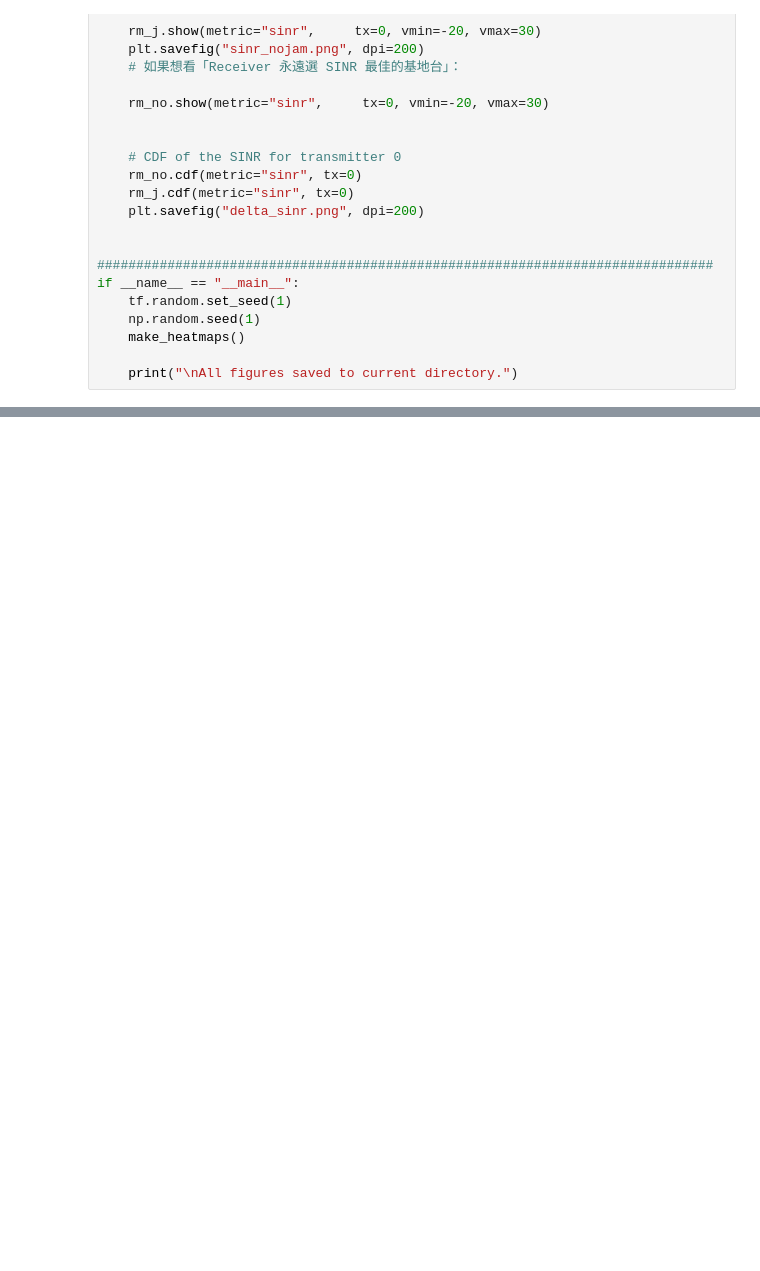
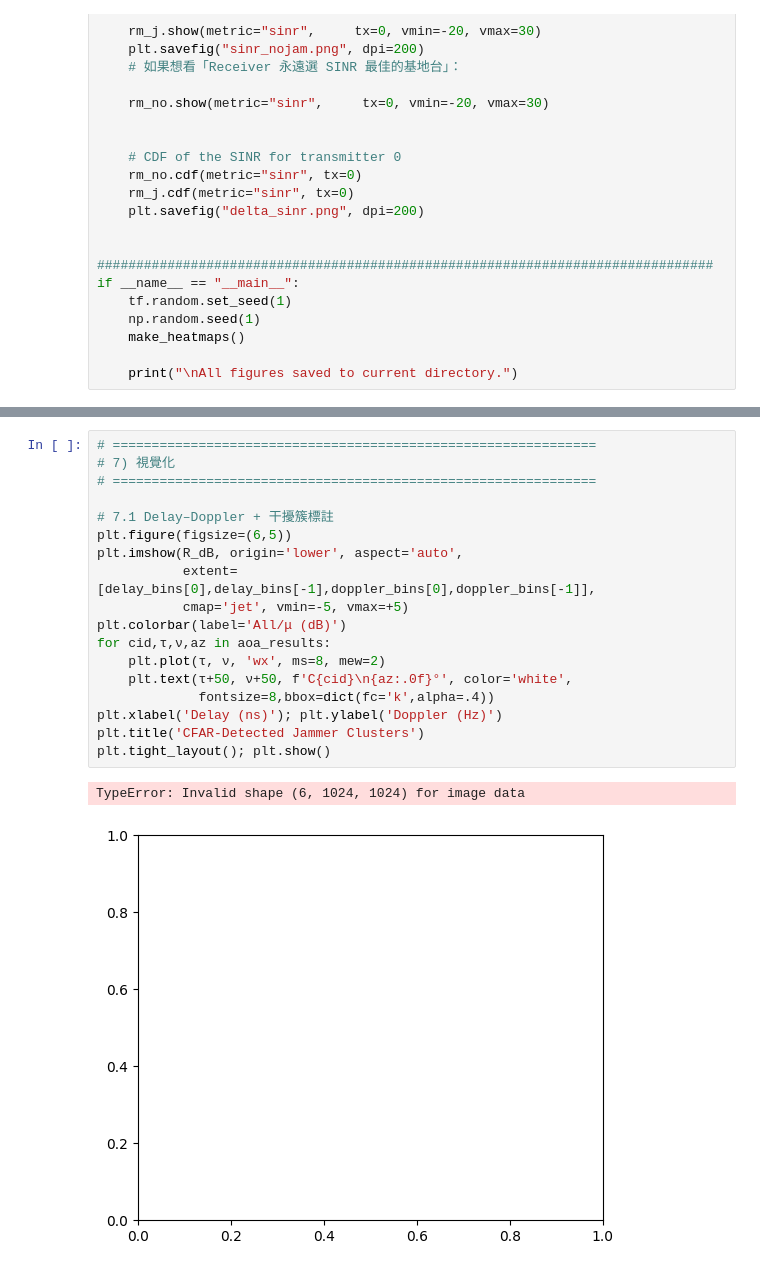
Before and after one commit to kenny223sns/UAV_CSI, a Jupyter notebook: GPT0422.ipynb, the cells around one changed output, grey strips where cells are left out. Drawn from its saved outputs; the diff is of its cells as text; blank space fills up the shorter version.

```diff
--- a/GPT0422.ipynb
+++ b/GPT0422.ipynb
@@ -156,0 +568,21 @@ if __name__ == "__main__":
+# %%
+# ==============================================================
+# 7) 視覺化
+# ==============================================================
+
+# 7.1 Delay–Doppler + 干擾簇標註
+plt.figure(figsize=(6,5))
+plt.imshow(R_dB, origin='lower', aspect='auto',
+           extent=[delay_bins[0],delay_bins[-1],doppler_bins[0],doppler_bins[-1]],
+           cmap='jet', vmin=-5, vmax=+5)
+plt.colorbar(label='All/μ (dB)')
+for cid,τ,ν,az in aoa_results:
+    plt.plot(τ, ν, 'wx', ms=8, mew=2)
+    plt.text(τ+50, ν+50, f'C{cid}\n{az:.0f}°', color='white',
+             fontsize=8,bbox=dict(fc='k',alpha=.4))
+plt.xlabel('Delay (ns)'); plt.ylabel('Doppler (Hz)')
+plt.title('CFAR-Detected Jammer Clusters')
+plt.tight_layout(); plt.show()
+# %% [output]
+TypeError: Invalid shape (6, 1024, 1024) for image data
+[figure, added]
```
Also changed, not shown: parts of 7 cells of this notebook, 16 other files.
